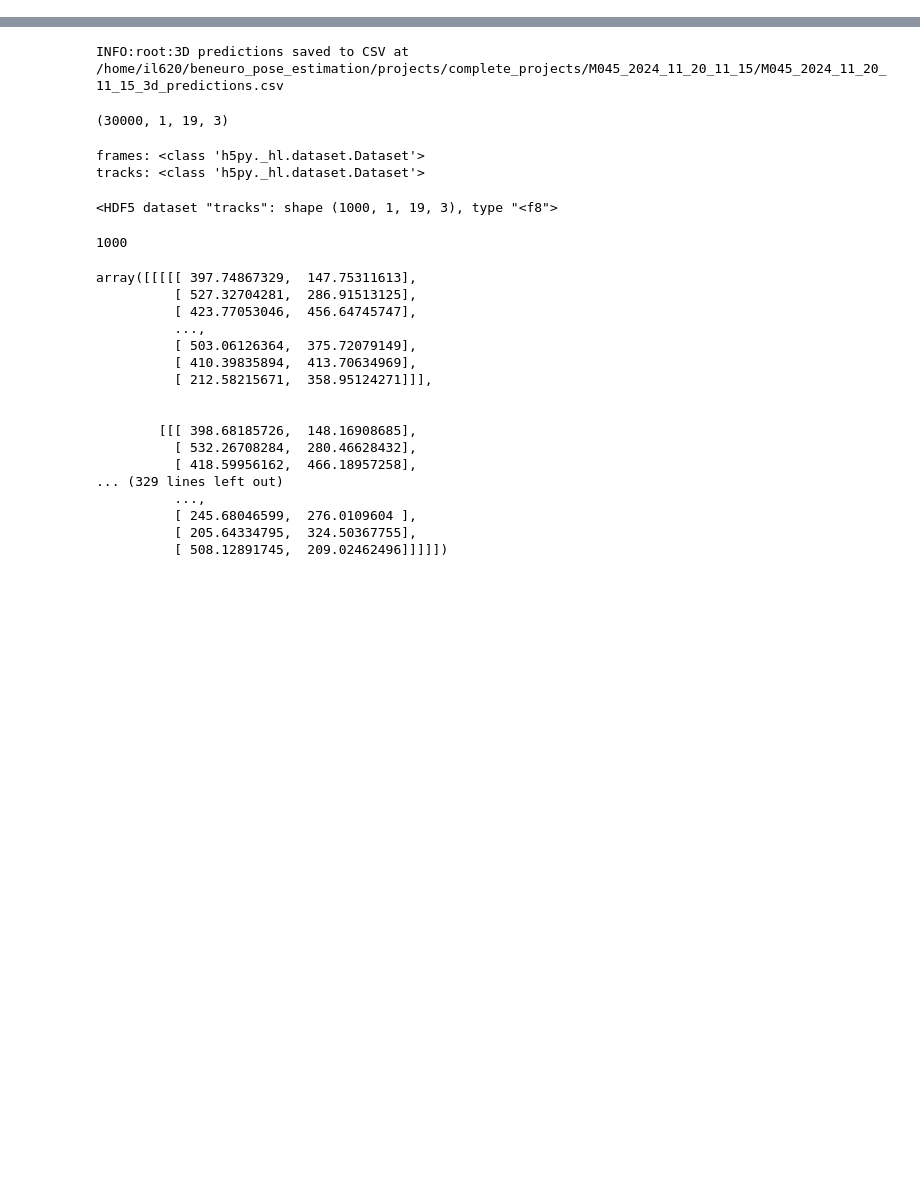
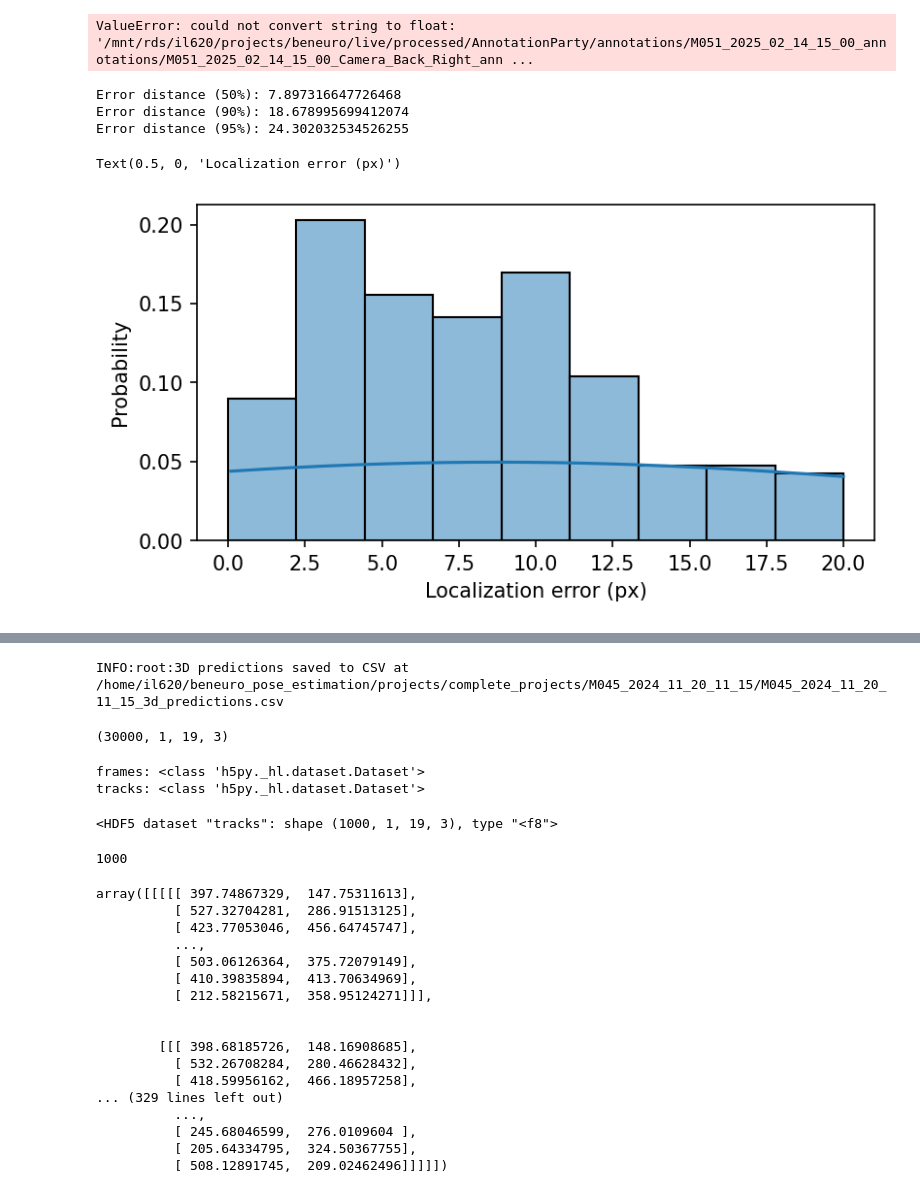
Before and after one commit to BeNeuroLab/beneuro_pose_estimation, a Jupyter notebook: scripts/anipose_tests.ipynb, the cells around one changed output, grey strips where cells are left out. Drawn from its saved outputs; the diff is of its cells as text; code cells hidden in the pictures; blank space fills up the shorter version.

```diff
--- a/scripts/anipose_tests.ipynb
+++ b/scripts/anipose_tests.ipynb
@@ -12,0 +337,65 @@ INFO:numexpr.utils:NumExpr defaulting to 8 threads.
+# %%
+import numpy as np
+import sleap
+def get_model_metrics(model_folder, test_gt_path=None, split="val"):
+    """
+    Load or compute metrics for a single SLEAP model.
+
+    Args:
+        model_folder (str or Path): Path to the folder that contains
+            `training_config.json` and the model checkpoints.
+        test_gt_path (str or Path, optional): If provided, will load this
+            ground-truth `.slp` file and run predictor.predict() to compute
+            metrics against it. Otherwise, uses sleap.load_metrics().
+        split (str): which split to load metrics for ("val", "train", etc).
+
+    Returns:
+        dict: flattened metrics, with keys like "AP", "OKS", etc.
+    """
+    model_folder = Path(model_folder)
+    metrics = {}
+
+    if test_gt_path is not None:
+        # Evaluate on a held-out ground-truth file
+        predictor = sleap.load_model(str(model_folder))
+        labels_gt = sleap.load_file(str(test_gt_path))
+        labels_pr = predictor.predict(labels_gt)
+        raw_metrics = sleap.nn.evals.evaluate(labels_gt, labels_pr)
+    else:
+        # Load precomputed metrics (validation by default)
+        raw_metrics = sleap.load_metrics(str(model_folder), split=split)
+
+    # Flatten: scalars stay, lists/arrays get averaged
+    for key, val in raw_metrics.items():
+        if isinstance(val, (float, int)):
+            metrics[key] = val
+        elif isinstance(val, (list, np.ndarray, pd.Series)):
+            arr = np.asarray(val, dtype=float)
+            # ignore NaNs when averaging
+            metrics[key] = float(np.nanmean(arr)) if arr.size > 0 else np.nan
+        else:
+            # skip anything non-numeric
+            continue
+
+    return metrics
+
+
+model_dir = "/mnt/rds/il620/projects/beneuro/live/processed/AnnotationParty/models/Camera_Back_Right"
+metrics = get_model_metrics(model_dir)
+print("Validation metrics:")
+for k, v in metrics.items():
+    print(f"  {k:10s}: {v:.4f}")
+# %% [output]
+ValueError: could not convert string to float: '/mnt/rds/il620/projects/beneuro/live/processed/AnnotationParty/annotations/M051_2025_02_14_15_00_annotations/M051_2025_02_14_15_00_Camera_Back_Right_ann ...
+# %%
+raw_metrics = sleap.load_metrics(model_dir, split="val")
+# %%
+metrics = raw_metrics
+# %%
+print("Error distance (50%):", metrics["dist.p50"])
+print("Error distance (90%):", metrics["dist.p90"])
+print("Error distance (95%):", metrics["dist.p95"])
+# %% [output]
+Error distance (50%): 7.897316647726468
+Error distance (90%): 18.678995699412074
+Error distance (95%): 24.302032534526255
@@ -12,0 +409,7 @@ INFO:numexpr.utils:NumExpr defaulting to 8 threads.
+# %%
+plt.figure(figsize=(6, 3), dpi=150, facecolor="w")
+sns.histplot(metrics["dist.dists"].flatten(), binrange=(0, 20), kde=True, kde_kws={"clip": (0, 20)}, stat="probability")
+plt.xlabel("Localization error (px)")
+# %% [output]
+Text(0.5, 0, 'Localization error (px)')
+[figure, added]
```
Also changed, not shown: parts of 39 cells of this notebook, 13 other files.
